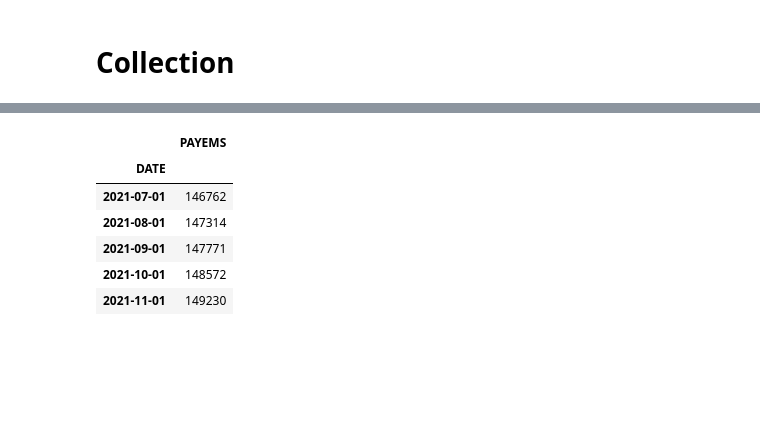
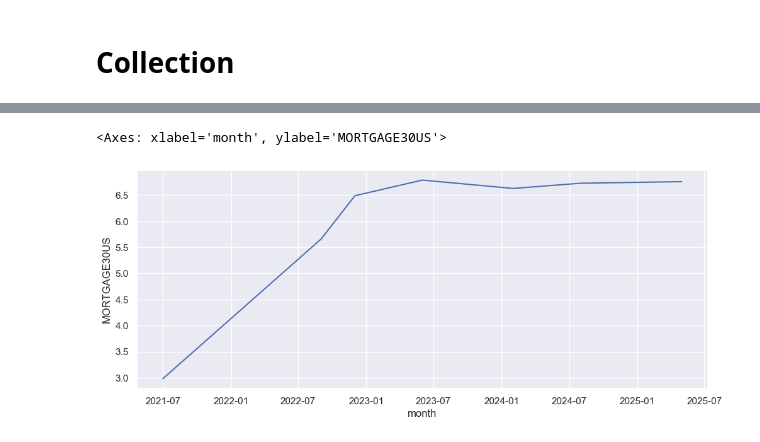
Before and after one commit to pval108/economic-review, a Jupyter notebook: economics.ipynb, the cells around one changed output, grey strips where cells are left out. Cells and saved outputs as stored; diff of their text form; code cells hidden in the pictures; blank space fills up the shorter version.

```diff
--- a/economics.ipynb
+++ b/economics.ipynb
@@ -57,3 +118,9 @@ inflation.sort_values(by='DATE', ascending=False).head()
+# %%
+sns.set_theme(rc={'figure.figsize':(11.7,4.5)})
+sns.lineplot(df, x='month', y='MORTGAGE30US')
+# %% [output]
+<Axes: xlabel='month', ylabel='MORTGAGE30US'>
+[figure, added]
 # %%
 employed = pd.DataFrame(fred.get_series('PAYEMS')).reset_index() #mortgage rates
 employed['employed_difference'] = employed[0] - employed[0].shift(1)
@@ -64,13 +129,3 @@ employment_nonfarm = pdr.get_data_fred('PAYEMS')
-# %%
-employment_nonfarm.head()
-# %% [output]
-|  | PAYEMS |
-| DATE |  |
-| 2021-07-01 | 146762 |
-| 2021-08-01 | 147314 |
-| 2021-09-01 | 147771 |
-| 2021-10-01 | 148572 |
-| 2021-11-01 | 149230 |
 # %%
 fred.search('PAYEMS').head(5)
 # %% [output]
```
Also changed, not shown: parts of 66 cells of this notebook.
